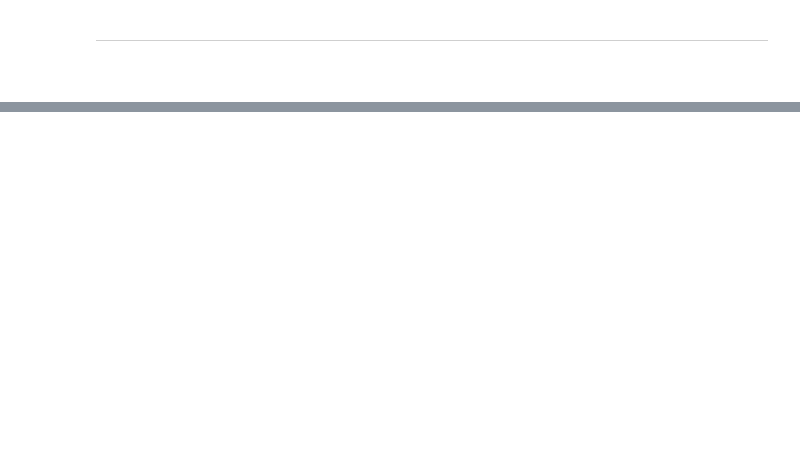
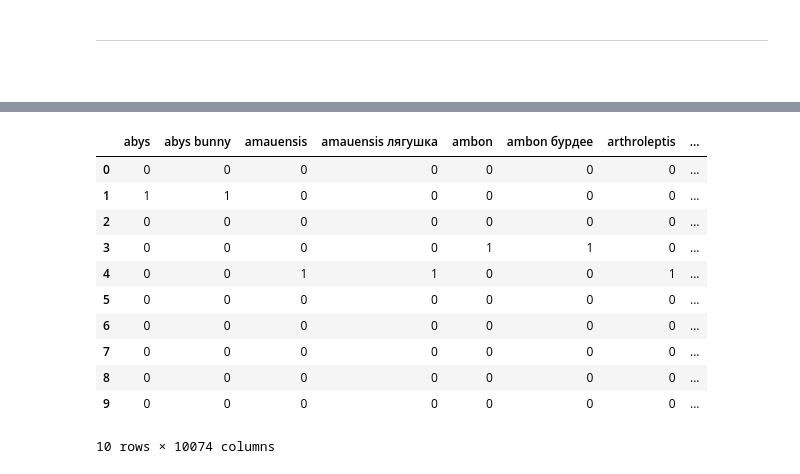
Before and after one commit to dmt-zh/nlp, a Jupyter notebook: Text Representation.ipynb, the cells around one changed output, grey strips where cells are left out. Drawn from its saved outputs; the diff is of its cells as text; code cells hidden in the pictures; blank space fills up the shorter version.

```diff
--- a/Text Representation.ipynb
+++ b/Text Representation.ipynb
@@ -596,0 +636,27 @@ raw_vocabulary[1304:1314]
+# %%
+docs_bon_vectorizer = CountVectorizer(
+    input='filename',
+    strip_accents='unicode',
+    lowercase=True,
+    tokenizer=ru_tokenizer,
+    ngram_range=(1, 2),
+)
+docs_bon = docs_bon_vectorizer.fit_transform(doc_files)
+docs_bon_df = pd.DataFrame(
+    data=docs_bon.toarray(),
+    columns=docs_bon_vectorizer.get_feature_names_out()
+)
+docs_bon_df
+# %% [output]
+|  | abys | abys bunny | amauensis | amauensis лягушка | ambon | ambon бурдее | arthroleptis | ... |
+| 0 | 0 | 0 | 0 | 0 | 0 | 0 | 0 | ... |
+| 1 | 1 | 1 | 0 | 0 | 0 | 0 | 0 | ... |
+| 2 | 0 | 0 | 0 | 0 | 0 | 0 | 0 | ... |
+| 3 | 0 | 0 | 0 | 0 | 1 | 1 | 0 | ... |
+| 4 | 0 | 0 | 1 | 1 | 0 | 0 | 1 | ... |
+| 5 | 0 | 0 | 0 | 0 | 0 | 0 | 0 | ... |
+| 6 | 0 | 0 | 0 | 0 | 0 | 0 | 0 | ... |
+| 7 | 0 | 0 | 0 | 0 | 0 | 0 | 0 | ... |
+| 8 | 0 | 0 | 0 | 0 | 0 | 0 | 0 | ... |
+| 9 | 0 | 0 | 0 | 0 | 0 | 0 | 0 | ... |
+10 rows × 10074 columns
```
Also changed, not shown: parts of 9 cells of this notebook.
